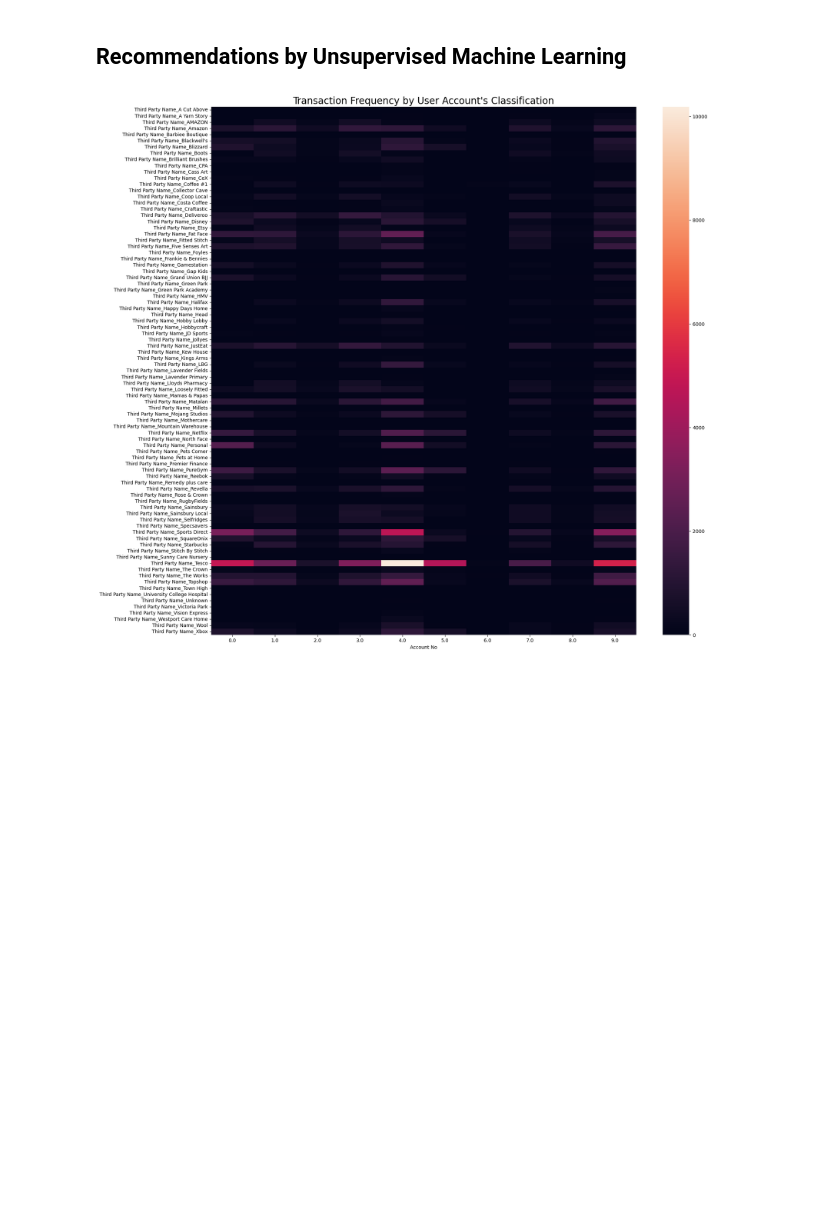
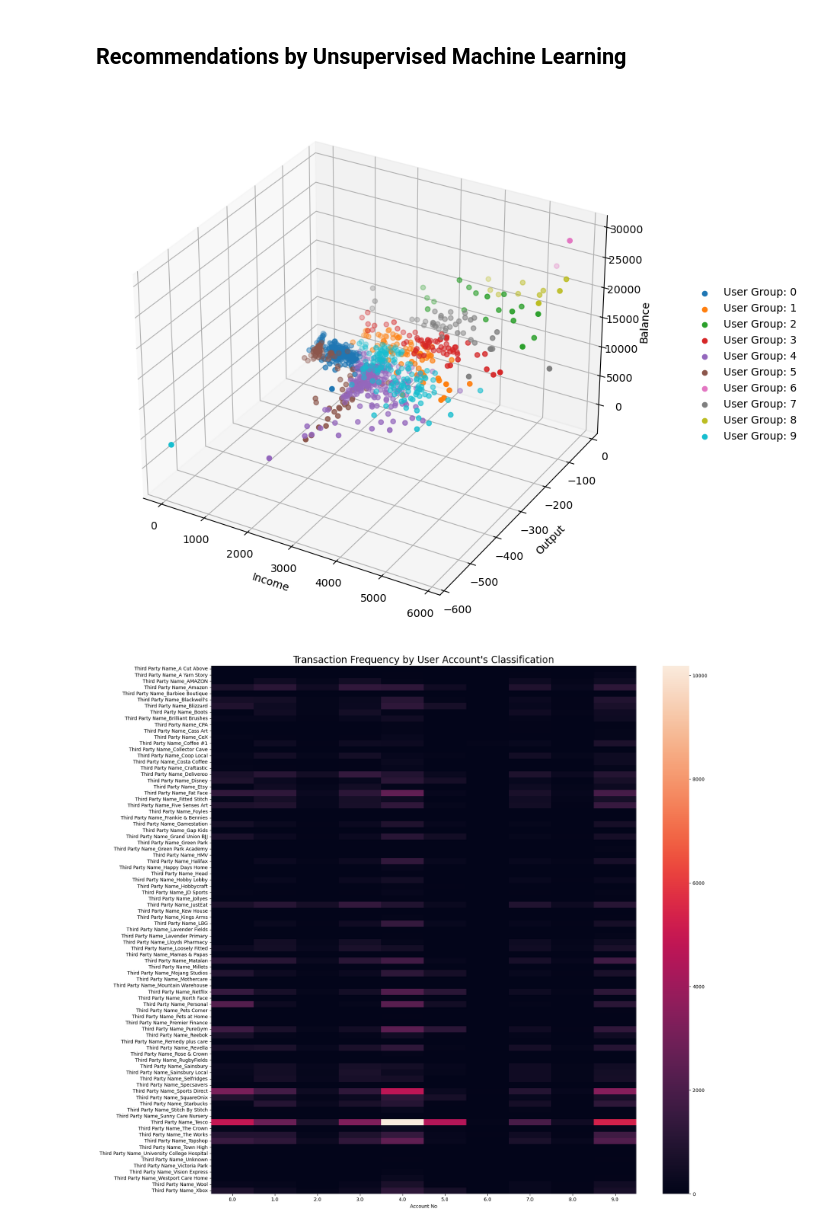
Before and after one commit to UoB-DSMP-2023-24/dsmp-2024-group-29, a Jupyter notebook: code/formal/Personalized_Recommendation.ipynb, the cells around one changed output. Saved outputs shown, nothing was run; the diff lists cells and outputs as text; code cells hidden in the pictures; blank space fills up the shorter version.

```diff
--- a/code/formal/Personalized_Recommendation.ipynb
+++ b/code/formal/Personalized_Recommendation.ipynb
@@ -85,6 +85,24 @@ X=income.join(output,how='outer',lsuffix='_Income',rsuffix='_Output').fillna(0).
 kmeans=KMeans(n_clusters=num,random_state=0,n_init='auto').fit(X)
 X['Label']=kmeans.labels_
 label_dict=X.iloc[:,3].to_dict()
+temp_df=X.reset_index()
+# %%
+fig=plt.figure(figsize=(12,9))
+ax=fig.add_subplot(projection='3d')
+
+for name,idx in temp_df.groupby('Label').groups.items():
+    x=temp_df.iloc[idx,1]
+    y=temp_df.iloc[idx,2]
+    z=temp_df.iloc[idx,3]
+    ax.scatter(x,y,z,label='User Group: '+str(name))
+
+ax.set_xlabel('Income')
+ax.set_ylabel('Output')
+ax.set_zlabel('Balance')
+ax.legend(loc='center left',bbox_to_anchor=(1.1,.5),frameon=False)
+plt.show()
+# %% [output]
+[figure, added]
 # %%
 temp_df=df.replace({'Account No':label_dict}).iloc[:,[1,5]]
 class2d=pd.get_dummies(temp_df).groupby('Account No').agg(sum).T
```
Also changed, not shown: parts of 2 cells of this notebook.
